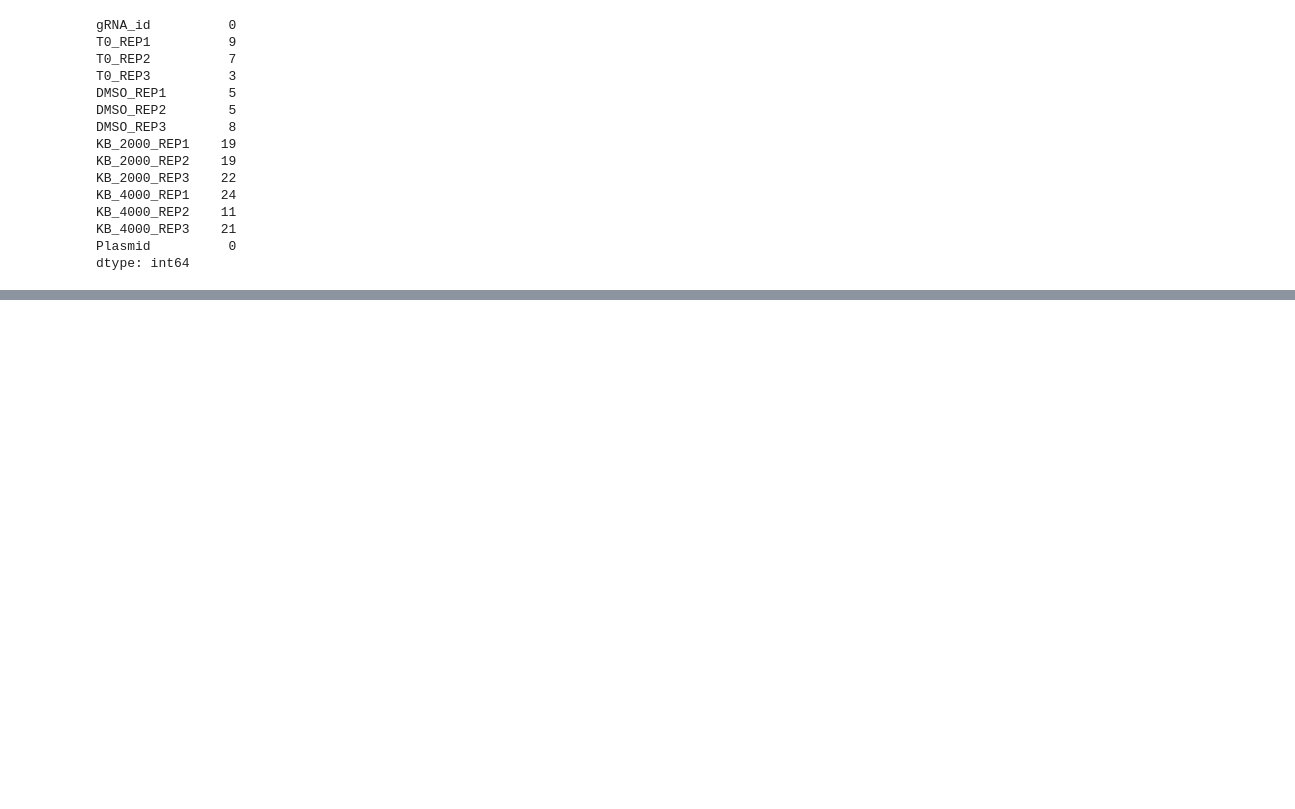
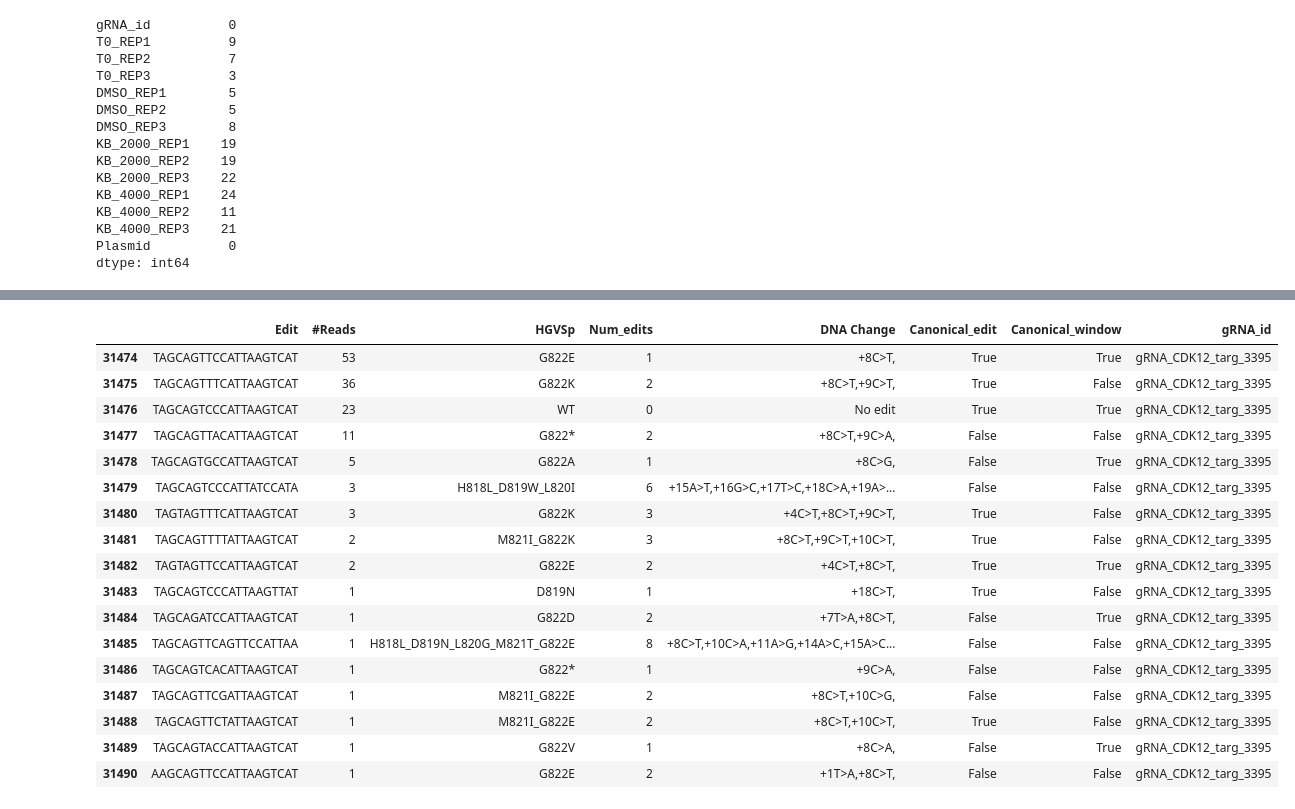
Before and after one commit to samgould2/CDK-BE-mutagenesis, a Jupyter notebook: notebooks/04_LFC_FDR_tables/LFC_FDR_pvals.ipynb, the cells around one changed output, grey strips where cells are left out. Cells and saved outputs as stored; diff of their text form; code cells hidden in the pictures; blank space fills up the shorter version.

```diff
--- a/notebooks/04_LFC_FDR_tables/LFC_FDR_pvals.ipynb
+++ b/notebooks/04_LFC_FDR_tables/LFC_FDR_pvals.ipynb
@@ -156,0 +281,22 @@ dtype: int64
+# %%
+e_CBE = pd.read_csv('../../screening_data/CDK12_13_screen_data/editing/D25-188004-1-7191F_guide_split_BARCODES_HGVSp_sensor_quant_v2.csv')
+e_CBE[e_CBE['gRNA_id']=='gRNA_CDK12_targ_3395']
+# %% [output]
+|  | Edit | #Reads | HGVSp | Num_edits | DNA Change | Canonical_edit | Canonical_window | gRNA_id |
+| 31474 | TAGCAGTTCCATTAAGTCAT | 53 | G822E | 1 | +8C>T, | True | True | gRNA_CDK12_targ_3395 |
+| 31475 | TAGCAGTTTCATTAAGTCAT | 36 | G822K | 2 | +8C>T,+9C>T, | True | False | gRNA_CDK12_targ_3395 |
+| 31476 | TAGCAGTCCCATTAAGTCAT | 23 | WT | 0 | No edit | True | True | gRNA_CDK12_targ_3395 |
+| 31477 | TAGCAGTTACATTAAGTCAT | 11 | G822* | 2 | +8C>T,+9C>A, | False | False | gRNA_CDK12_targ_3395 |
+| 31478 | TAGCAGTGCCATTAAGTCAT | 5 | G822A | 1 | +8C>G, | False | True | gRNA_CDK12_targ_3395 |
+| 31479 | TAGCAGTCCCATTATCCATA | 3 | H818L_D819W_L820I | 6 | +15A>T,+16G>C,+17T>C,+18C>A,+19A>... | False | False | gRNA_CDK12_targ_3395 |
+| 31480 | TAGTAGTTTCATTAAGTCAT | 3 | G822K | 3 | +4C>T,+8C>T,+9C>T, | True | False | gRNA_CDK12_targ_3395 |
+| 31481 | TAGCAGTTTTATTAAGTCAT | 2 | M821I_G822K | 3 | +8C>T,+9C>T,+10C>T, | True | False | gRNA_CDK12_targ_3395 |
+| 31482 | TAGTAGTTCCATTAAGTCAT | 2 | G822E | 2 | +4C>T,+8C>T, | True | True | gRNA_CDK12_targ_3395 |
+| 31483 | TAGCAGTCCCATTAAGTTAT | 1 | D819N | 1 | +18C>T, | True | False | gRNA_CDK12_targ_3395 |
+| 31484 | TAGCAGATCCATTAAGTCAT | 1 | G822D | 2 | +7T>A,+8C>T, | False | True | gRNA_CDK12_targ_3395 |
+| 31485 | TAGCAGTTCAGTTCCATTAA | 1 | H818L_D819N_L820G_M821T_G822E | 8 | +8C>T,+10C>A,+11A>G,+14A>C,+15A>C... | False | False | gRNA_CDK12_targ_3395 |
+| 31486 | TAGCAGTCACATTAAGTCAT | 1 | G822* | 1 | +9C>A, | False | False | gRNA_CDK12_targ_3395 |
+| 31487 | TAGCAGTTCGATTAAGTCAT | 1 | M821I_G822E | 2 | +8C>T,+10C>G, | False | False | gRNA_CDK12_targ_3395 |
+| 31488 | TAGCAGTTCTATTAAGTCAT | 1 | M821I_G822E | 2 | +8C>T,+10C>T, | True | False | gRNA_CDK12_targ_3395 |
+| 31489 | TAGCAGTACCATTAAGTCAT | 1 | G822V | 1 | +8C>A, | False | True | gRNA_CDK12_targ_3395 |
+| 31490 | AAGCAGTTCCATTAAGTCAT | 1 | G822E | 2 | +1T>A,+8C>T, | False | False | gRNA_CDK12_targ_3395 |
```
Also changed, not shown: parts of 11 cells of this notebook, 14 other files.
